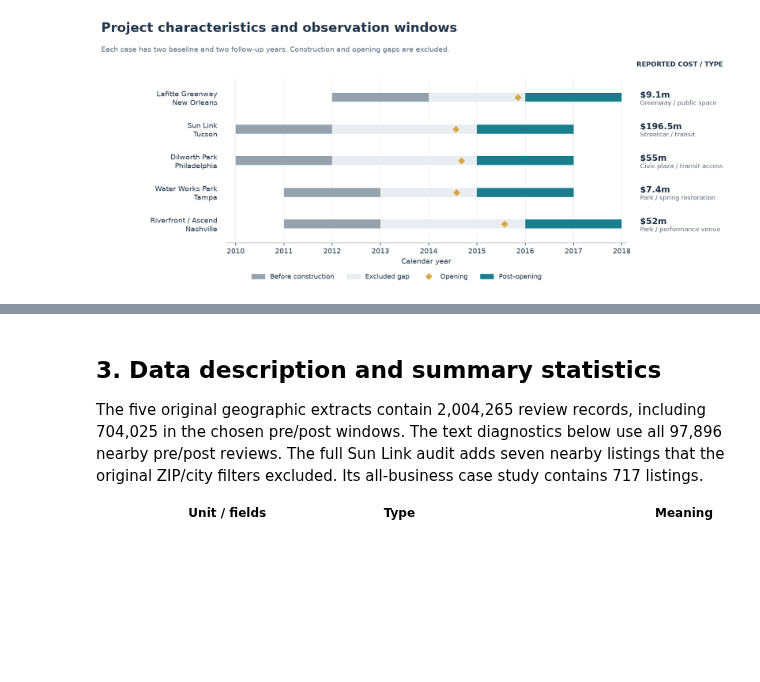
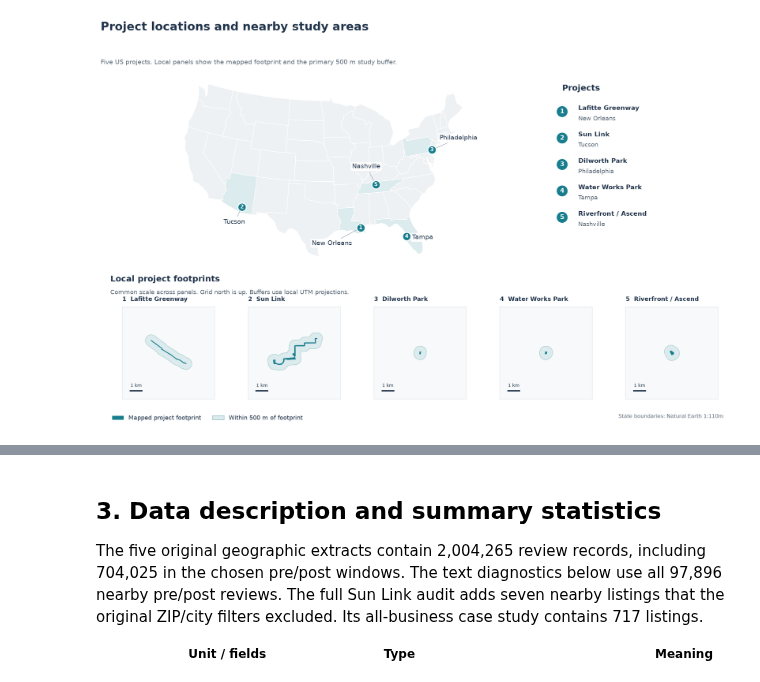
Before and after one commit to intreaction/neighborhood-sentiment-map, a Jupyter notebook: docs/coursework/milestone-2-eda/ProjectEDA_Team4.ipynb, the cells around one changed output, grey strips where cells are left out. Cells and saved outputs as stored; diff of their text form; code cells hidden in the pictures; blank space fills up the shorter version.

Commit message:
Add project map and nearby business activity growth analysis

```diff
--- a/docs/coursework/milestone-2-eda/ProjectEDA_Team4.ipynb
+++ b/docs/coursework/milestone-2-eda/ProjectEDA_Team4.ipynb
@@ -156,32 +230,32 @@ from IPython.display import display, HTML
 from types import SimpleNamespace
 viz=SimpleNamespace(ORDER=ORDER,study_design=study_design,coverage=coverage,text_diagnostics=text_diagnostics,
                     outcome_panel=outcome_panel,income_panel=income_panel,sensitivity=sensitivity,
                     topic_panel=topic_panel,sun_panel=sun_panel)
 
 BASE=Path.cwd(); DATA=BASE/'study_data'; FIGURES=BASE/'figures'
 # If only the assignment notebook is supplied, restore its embedded aggregate inputs.
 # These are the same audited tables, not synthetic data or individual reviews.
 if not DATA.exists():
     embedded=json.loads((BASE/'ProjectEDA_Team4.ipynb').read_text())['metadata']['aggregate_inputs']
     DATA.mkdir()
     for filename,content in embedded.items():
         assert Path(filename).name==filename
         (DATA/filename).write_text(content)
 read=lambda name: pd.read_csv(DATA/name)
 registry=pd.DataFrame(json.loads((DATA/'project_registry.json').read_text()))
 activity=read('engagement.csv'); experience=read('experience.csv')
 support=read('support.csv'); quality=read('quality.csv')
 text_overview=read('text_overview.csv'); influence=read('influence.csv')
 # Verify the compact aggregate inputs against the recorded manifest.
 provenance=json.loads((DATA/'provenance.json').read_text())
 assert all(hashlib.sha256((DATA/f).read_bytes()).hexdigest()==h
            for f,h in provenance['files'].items())
 assert set(registry.project)==set(viz.ORDER)
 def table(df, caption=None):
     if caption: display(HTML('<p class="table-caption">'+caption+'</p>'))
     display(HTML(df.to_html(index=False, border=0, na_rep='—', classes='eda-table')))
 def figure(fig):
     plt.show(); plt.close(fig)
-figure(viz.study_design(registry, FIGURES))
+figure(project_location_map(json.loads((DATA/'project_map.json').read_text()), FIGURES))
 # %% [output]
-[figure, old version]
+[figure, new version]
```
Also changed, not shown: parts of 15 cells of this notebook, 14 other files.
